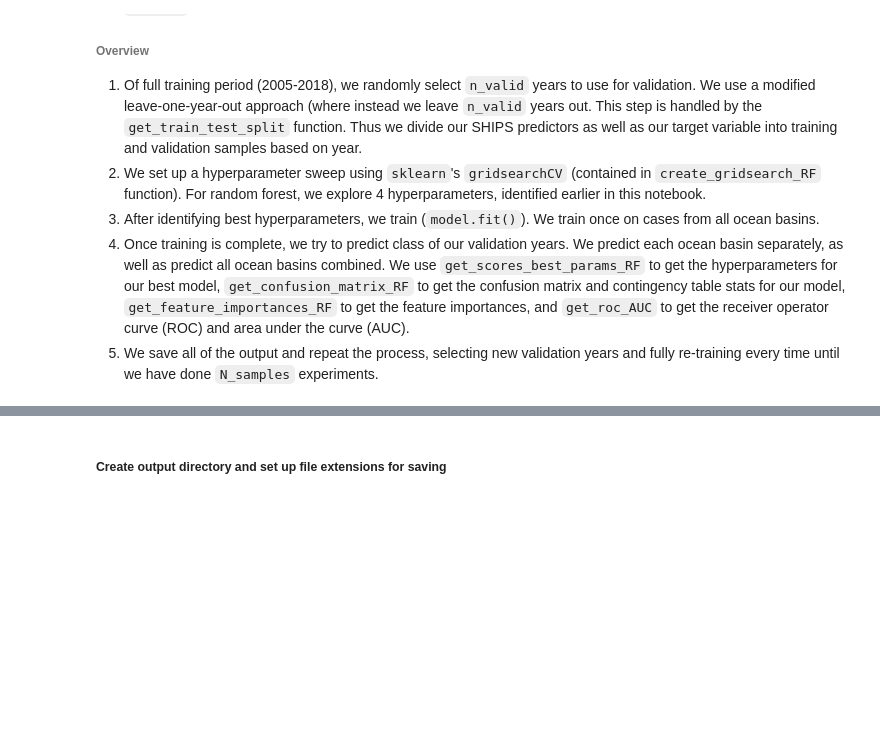
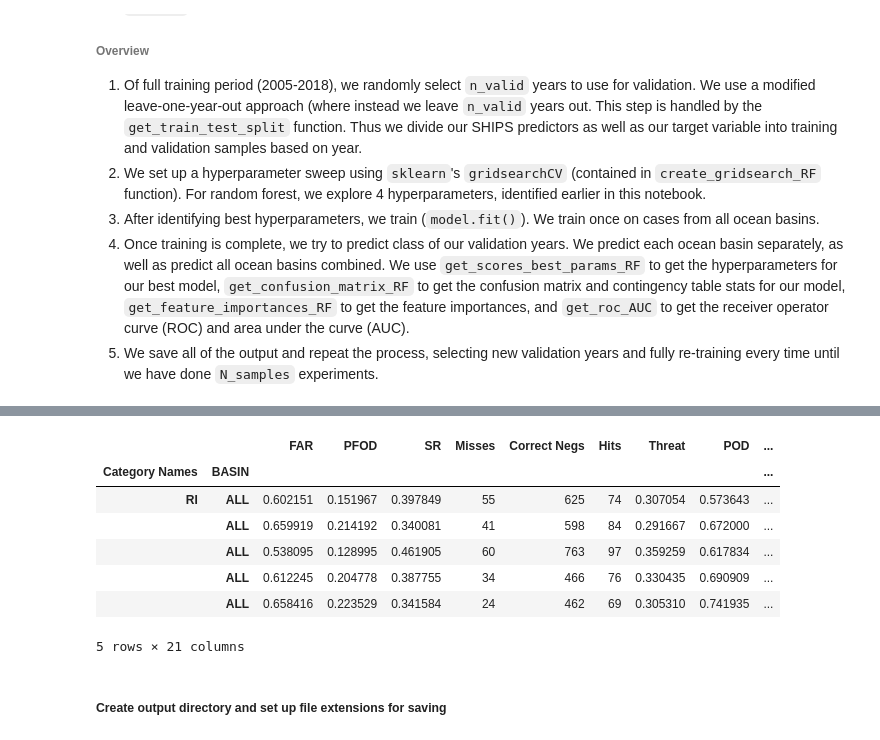
Before and after one commit to marie-mcgraw/ML_for_TC_RI, a Jupyter notebook: TRAIN_random_forest_model_RI_no_RI.ipynb, the cells around one changed output, grey strips where cells are left out. Saved outputs shown, nothing was run; the diff lists cells and outputs as text; code cells hidden in the pictures; blank space fills up the shorter version.

Commit message:
updated model training scripts, utils, and dev_data_explore (getting info about sample sizes, etc)

```diff
--- a/TRAIN_random_forest_model_RI_no_RI.ipynb
+++ b/TRAIN_random_forest_model_RI_no_RI.ipynb
@@ -122,6 +122,9 @@ fig_format = 'png'
 ##### Load our pre-processed SHIPS files
 # %%
 SHIPS_predictors,BASIN = load_processed_SHIPS(yr_start,yr_end_LOAD,mask_TYPE,max_fore,interp_str,use_basin)
+#
+FULL_yrs = np.arange(yr_start,yr_end_TRAIN+1,1)
+SHIPS_predictors = SHIPS_predictors[pd.to_datetime(SHIPS_predictors['DATE_full']).dt.year.isin(FULL_yrs)]
 # %% [markdown]
 ##### Calculate class weights, if desired
 # %%
@@ -161,12 +164,12 @@ Next, outline our bootstrapping experiments
 5. We save all of the output and repeat the process, selecting new validation years and fully re-training every time until we have done `N_samples` experiments.
 # %%
 # Experiment parameters
-N_samples = 15
+N_samples = 5
 ncats = 2
-scoring = 'f1_weighted'
+scoring = 'recall_weighted'
 cut = 'equal'
-FULL_yrs = np.arange(yr_start,yr_end_TRAIN,1)
-n_valid = 3 # number of years to leave out for validation
+# FULL_yrs = np.arange(yr_start,yr_end_TRAIN,1)
+n_valid = 2 # number of years to leave out for validation
 
 # Loop through bootstrapping examples
 for i in np.arange(0,N_samples):
@@ -252,3 +278,14 @@ running  ATLANTIC
+# %%
+cm_ALL.set_index(['Category Names','BASIN']).xs(('RI','ALL'))
+# %% [output]
+|  |  | FAR | PFOD | SR | Misses | Correct Negs | Hits | Threat | POD | ... |
+| Category Names | BASIN |  |  |  |  |  |  |  |  | ... |
+| RI | ALL | 0.602151 | 0.151967 | 0.397849 | 55 | 625 | 74 | 0.307054 | 0.573643 | ... |
+|  | ALL | 0.659919 | 0.214192 | 0.340081 | 41 | 598 | 84 | 0.291667 | 0.672000 | ... |
+|  | ALL | 0.538095 | 0.128995 | 0.461905 | 60 | 763 | 97 | 0.359259 | 0.617834 | ... |
+|  | ALL | 0.612245 | 0.204778 | 0.387755 | 34 | 466 | 76 | 0.330435 | 0.690909 | ... |
+|  | ALL | 0.658416 | 0.223529 | 0.341584 | 24 | 462 | 69 | 0.305310 | 0.741935 | ... |
+5 rows × 21 columns
 # %% [markdown]
 ##### Create output directory and set up file extensions for saving
 # %%
```
Also changed, not shown: parts of 10 cells of this notebook, 6 other files.
